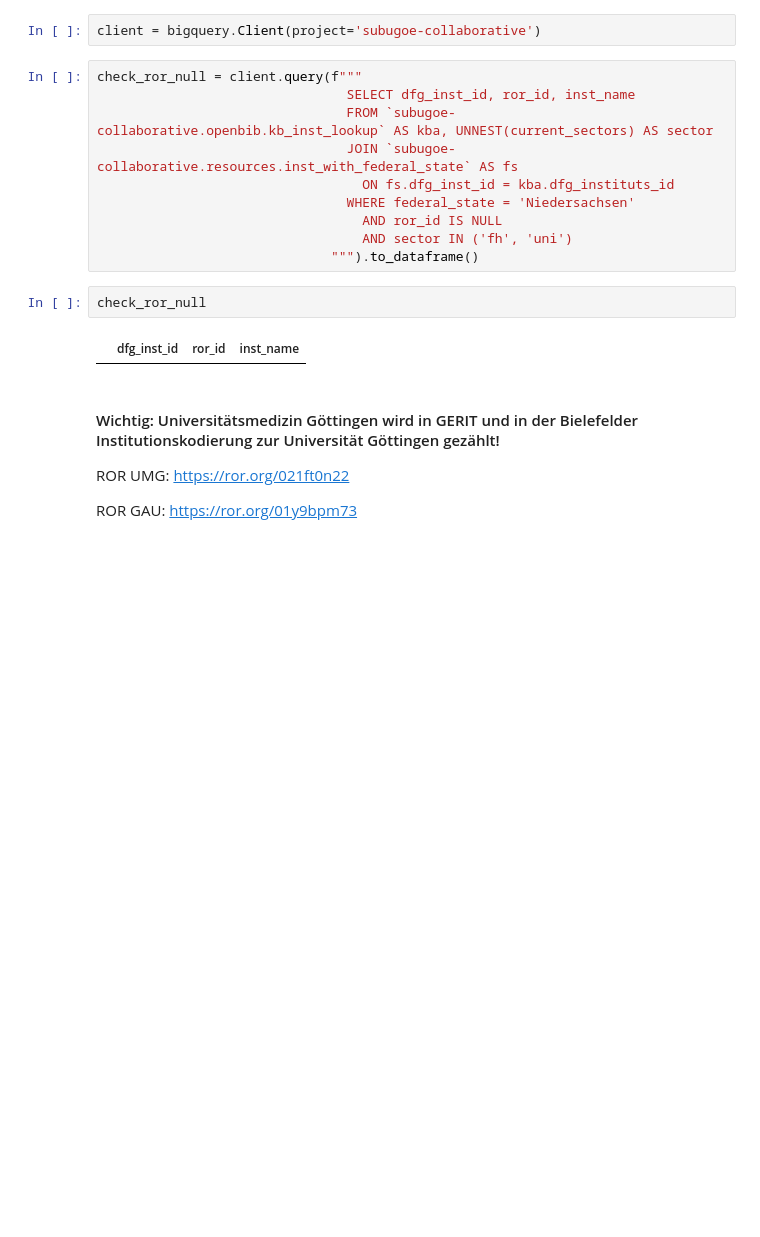
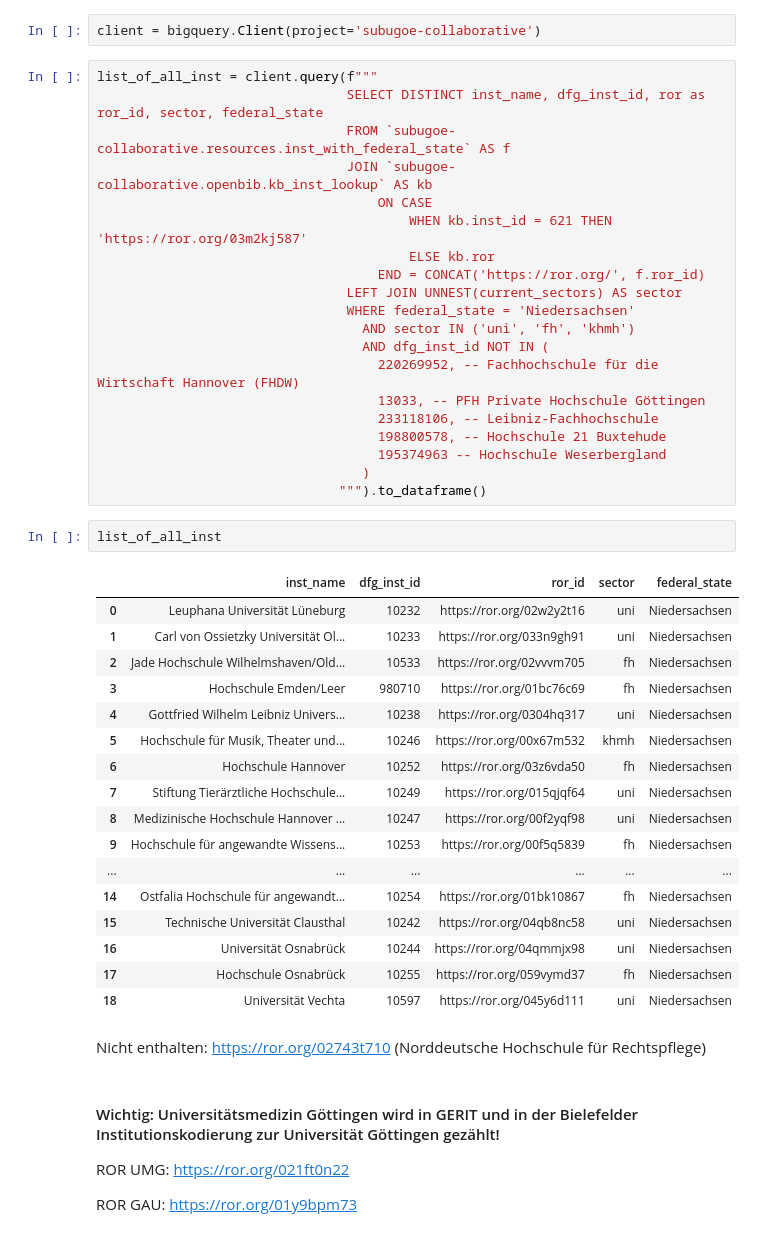
Before and after one commit to naustica/lower_saxony_institutions, a Jupyter notebook: notebooks/Codebook.ipynb, the cells around one changed output. Drawn from its saved outputs; the diff is of its cells as text; blank space fills up the shorter version.

```diff
--- a/notebooks/Codebook.ipynb
+++ b/notebooks/Codebook.ipynb
@@ -16,20 +16,48 @@ plt.rc('ytick', labelsize=9)
 plt.rc('legend', fontsize=9)
 # %%
 client = bigquery.Client(project='subugoe-collaborative')
-# %%
-check_ror_null = client.query(f"""
-                                SELECT dfg_inst_id, ror_id, inst_name
-                                FROM `subugoe-collaborative.openbib.kb_inst_lookup` AS kba, UNNEST(current_sectors) AS sector
-                                JOIN `subugoe-collaborative.resources.inst_with_federal_state` AS fs
-                                  ON fs.dfg_inst_id = kba.dfg_instituts_id
-                                WHERE federal_state = 'Niedersachsen'
-                                  AND ror_id IS NULL
-                                  AND sector IN ('fh', 'uni')
-                              """).to_dataframe()
-# %%
-check_ror_null
-# %% [output]
-|  | dfg_inst_id | ror_id | inst_name |
+# %%
+list_of_all_inst = client.query(f"""
+                                SELECT DISTINCT inst_name, dfg_inst_id, ror as ror_id, sector, federal_state
+                                FROM `subugoe-collaborative.resources.inst_with_federal_state` AS f
+                                JOIN `subugoe-collaborative.openbib.kb_inst_lookup` AS kb
+                                    ON CASE
+                                        WHEN kb.inst_id = 621 THEN 'https://ror.org/03m2kj587'
+                                        ELSE kb.ror
+                                    END = CONCAT('https://ror.org/', f.ror_id)
+                                LEFT JOIN UNNEST(current_sectors) AS sector
+                                WHERE federal_state = 'Niedersachsen'
+                                  AND sector IN ('uni', 'fh', 'khmh')
+                                  AND dfg_inst_id NOT IN (
+                                    220269952, -- Fachhochschule für die Wirtschaft Hannover (FHDW)
+                                    13033, -- PFH Private Hochschule Göttingen
+                                    233118106, -- Leibniz-Fachhochschule
+                                    198800578, -- Hochschule 21 Buxtehude
+                                    195374963 -- Hochschule Weserbergland
+                                  )
+                               """).to_dataframe()
+# %%
+list_of_all_inst
+# %% [output]
+|  | inst_name | dfg_inst_id | ror_id | sector | federal_state |
+| 0 | Leuphana Universität Lüneburg | 10232 | https://ror.org/02w2y2t16 | uni | Niedersachsen |
+| 1 | Carl von Ossietzky Universität Ol... | 10233 | https://ror.org/033n9gh91 | uni | Niedersachsen |
+| 2 | Jade Hochschule Wilhelmshaven/Old... | 10533 | https://ror.org/02vvvm705 | fh | Niedersachsen |
+| 3 | Hochschule Emden/Leer | 980710 | https://ror.org/01bc76c69 | fh | Niedersachsen |
+| 4 | Gottfried Wilhelm Leibniz Univers... | 10238 | https://ror.org/0304hq317 | uni | Niedersachsen |
+| 5 | Hochschule für Musik, Theater und... | 10246 | https://ror.org/00x67m532 | khmh | Niedersachsen |
+| 6 | Hochschule Hannover | 10252 | https://ror.org/03z6vda50 | fh | Niedersachsen |
+| 7 | Stiftung Tierärztliche Hochschule... | 10249 | https://ror.org/015qjqf64 | uni | Niedersachsen |
+| 8 | Medizinische Hochschule Hannover ... | 10247 | https://ror.org/00f2yqf98 | uni | Niedersachsen |
+| 9 | Hochschule für angewandte Wissens... | 10253 | https://ror.org/00f5q5839 | fh | Niedersachsen |
+| ... | ... | ... | ... | ... | ... |
+| 14 | Ostfalia Hochschule für angewandt... | 10254 | https://ror.org/01bk10867 | fh | Niedersachsen |
+| 15 | Technische Universität Clausthal | 10242 | https://ror.org/04qb8nc58 | uni | Niedersachsen |
+| 16 | Universität Osnabrück | 10244 | https://ror.org/04qmmjx98 | uni | Niedersachsen |
+| 17 | Hochschule Osnabrück | 10255 | https://ror.org/059vymd37 | fh | Niedersachsen |
+| 18 | Universität Vechta | 10597 | https://ror.org/045y6d111 | uni | Niedersachsen |
+# %% [markdown]
+Nicht enthalten: https://ror.org/02743t710 (Norddeutsche Hochschule für Rechtspflege)
 # %% [markdown]
 #### Wichtig: Universitätsmedizin Göttingen wird in GERIT und in der Bielefelder Institutionskodierung zur Universität Göttingen gezählt!
 
```
Also changed, not shown: parts of 17 cells of this notebook, 8 other files.
